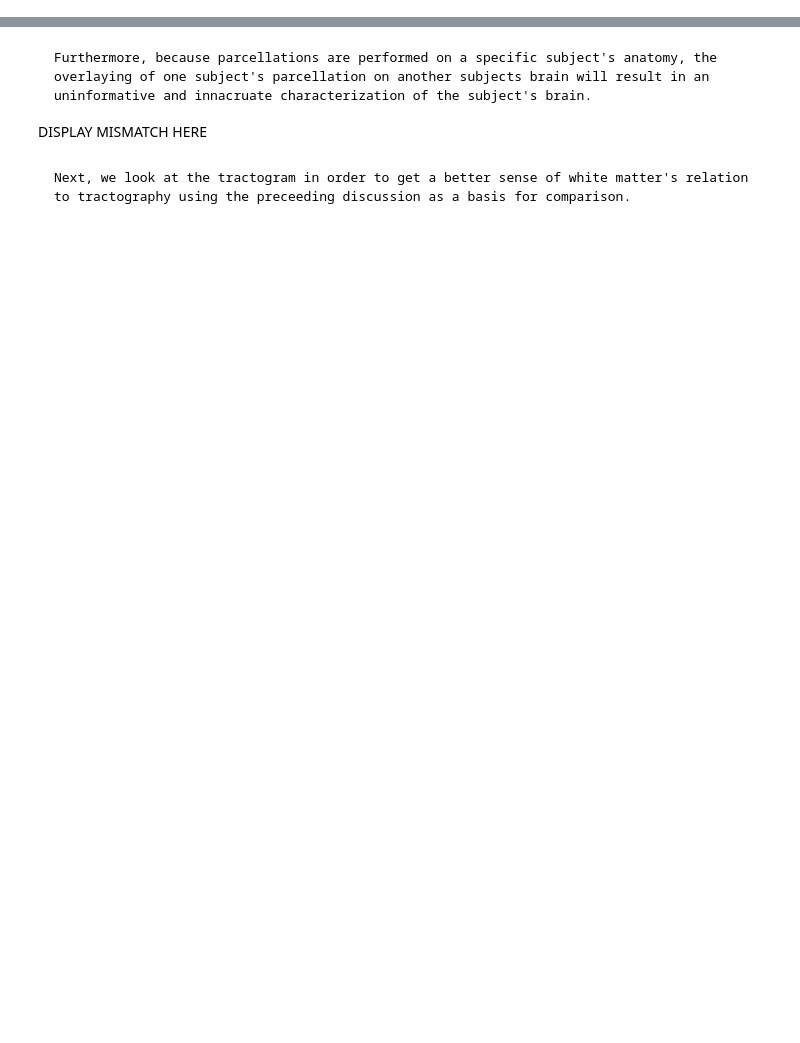
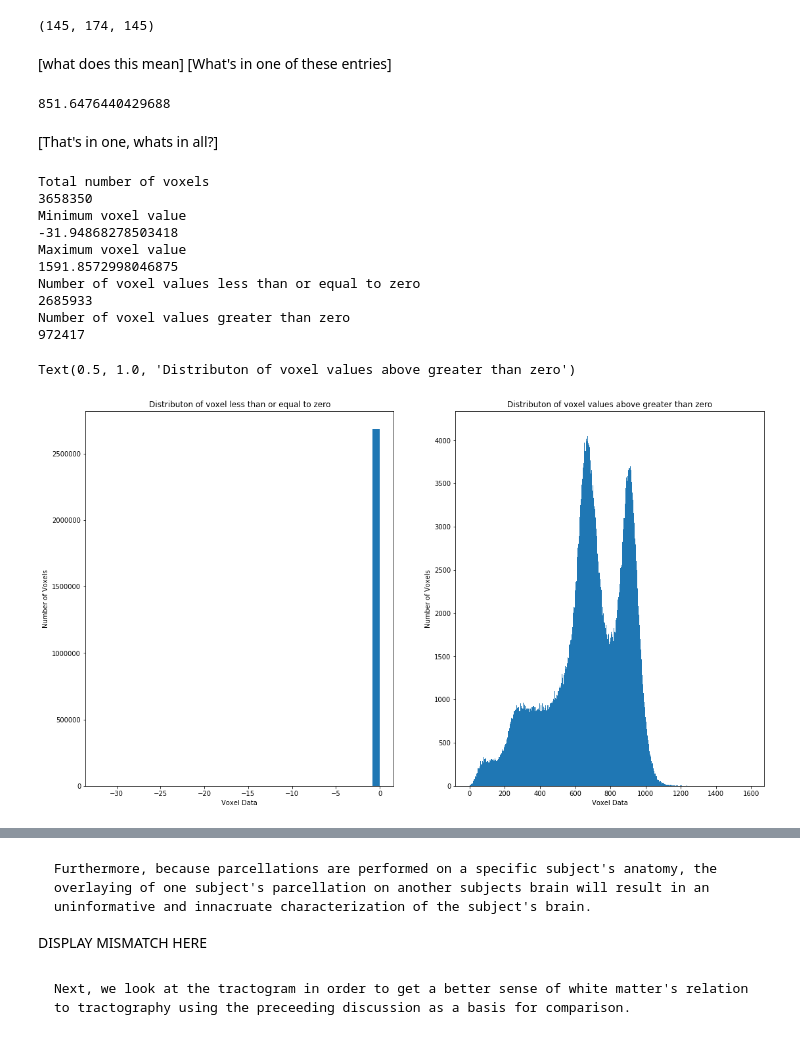
Before and after one commit to DanNBullock/WiMSE, a Jupyter notebook: Cortical segmentation as a comparison.ipynb, the cells around one changed output, grey strips where cells are left out. Saved outputs shown, nothing was run; the diff lists cells and outputs as text; code cells hidden in the pictures; blank space fills up the shorter version.

```diff
--- a/Cortical segmentation as a comparison.ipynb
+++ b/Cortical segmentation as a comparison.ipynb
@@ -65,0 +3,4 @@ brain.add_annotation(annot_path, hemi='rh', borders=2, remove_existing=False)
+# %%
+#load the t1
+import nibabel as nib
+img = nib.load('/Users/plab/Documents/JupyerData/proj-5c50b6f12daf2e0032f880eb/sub-100206/dt-neuro-anat-t1w.tag-acpc_aligned.tag-brain_extracted.id-5c57072befbc2800526291bb/t1.nii.gz')
@@ -65,0 +9,76 @@ brain.add_annotation(annot_path, hemi='rh', borders=2, remove_existing=False)
+# %%
+dataDimensions=img.shape
+dataDimensions
+# %% [output]
+(145, 174, 145)
+# %% [markdown]
+[what does this mean] [What's in one of these entries]
+# %%
+data = img.get_fdata()
+data[96,86,57]
+# %% [output]
+851.6476440429688
+# %% [markdown]
+[That's in one, whats in all?]
+# %%
+import matplotlib.pyplot as plt
+import numpy as np
+%matplotlib inline
+unwrappedData=np.ndarray.flatten(data)
+
+
+print('Total number of voxels')
+voxTotal=dataDimensions[0]*dataDimensions[1]*dataDimensions[2]
+print(voxTotal)
+
+print('Minimum voxel value')
+print(np.min(unwrappedData))
+
+print('Maximum voxel value')
+print(np.max(unwrappedData))
+
+splitPoint=0
+
+def smallVal(n):
+    return n<=splitPoint
+def largeVal(n):
+    return n>splitPoint
+
+result=map(smallVal,unwrappedData)
+smallBool=list(result)
+
+result=map(largeVal,unwrappedData)
+largeBool=list(result)
+
+print('Number of voxel values less than or equal to zero')
+print(sum(smallBool))
+
+print('Number of voxel values greater than zero')
+print(sum(largeBool))
+
+plt.subplot(1, 2, 1)
+plt.hist(unwrappedData[smallBool], bins=40)
+plt.xlabel('Voxel Data')
+plt.ylabel('Number of Voxels')
+plt.title('Distributon of voxel less than or equal to zero')
+fig = plt.gcf()
+fig.set_size_inches(18.5, 10.5)
+
+plt.subplot(1, 2, 2)
+plt.hist(unwrappedData[largeBool], bins=1000)
+plt.xlabel('Voxel Data')
+plt.ylabel('Number of Voxels')
+plt.title('Distributon of voxel values  greater than zero')
+# %% [output]
+Total number of voxels
+3658350
+Minimum voxel value
+-31.94868278503418
+Maximum voxel value
+1591.8572998046875
+Number of voxel values less than or equal to zero
+2685933
+Number of voxel values greater than zero
+972417
+Text(0.5, 1.0, 'Distributon of voxel values above greater than zero')
+[figure, added]
```
Also changed, not shown: parts of 16 cells of this notebook, 7 other files.
